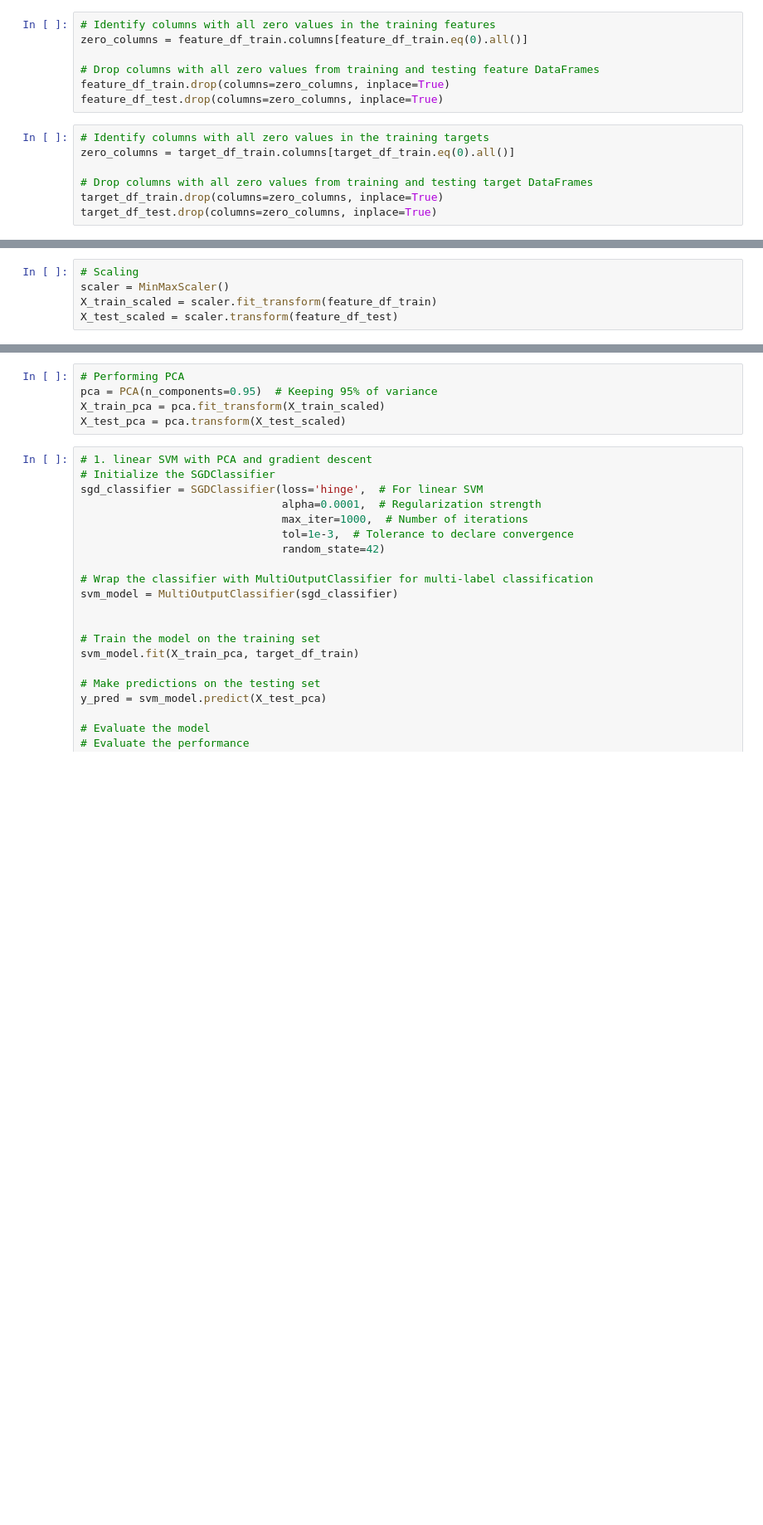
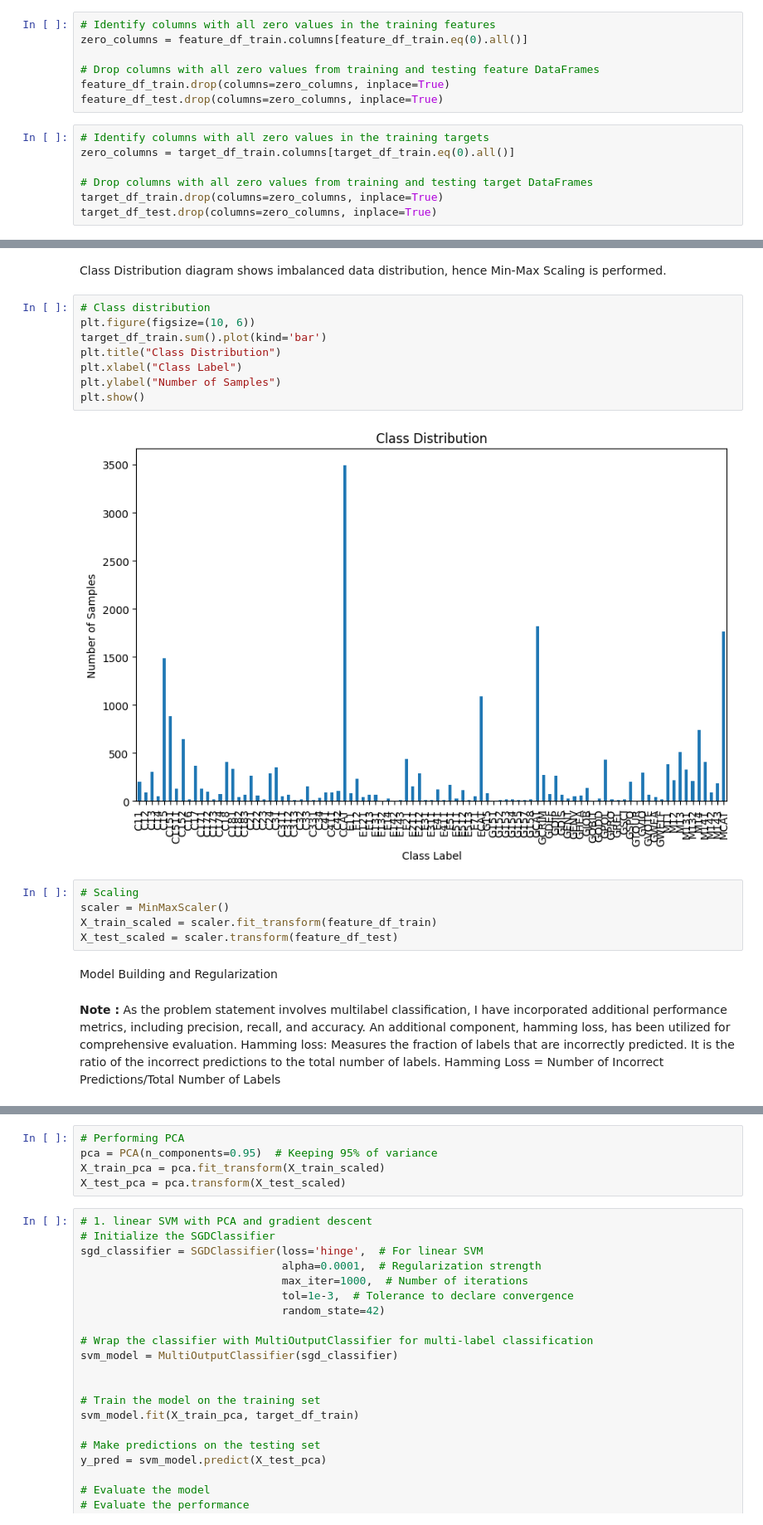
Before and after one commit to utkarsha30/Project-rcv1, a Jupyter notebook: Kshirsagar_Utkarsha.ipynb, the cells around one changed output, grey strips where cells are left out. Shown: that part at 83% size. Drawn from its saved outputs; the diff is of its cells as text; blank space fills up the shorter version.

```diff
--- a/Kshirsagar_Utkarsha.ipynb
+++ b/Kshirsagar_Utkarsha.ipynb
@@ -71,5 +92,22 @@ target_df_test.drop(columns=zero_columns, inplace=True)
+# %% [markdown]
+Class Distribution diagram shows imbalanced data distribution, hence Min-Max Scaling is performed.
+# %%
+# Class distribution
+plt.figure(figsize=(10, 6))
+target_df_train.sum().plot(kind='bar')
+plt.title("Class Distribution")
+plt.xlabel("Class Label")
+plt.ylabel("Number of Samples")
+plt.show()
+# %% [output]
+[figure, added]
 # %%
 # Scaling
 scaler = MinMaxScaler()
 X_train_scaled = scaler.fit_transform(feature_df_train)
 X_test_scaled = scaler.transform(feature_df_test)
+# %% [markdown]
+Model Building and Regularization
+# %% [markdown]
+**Note :** As the problem statement involves multilabel classification, I have incorporated additional performance metrics, including precision, recall, and accuracy. An additional component, hamming loss, has been utilized for comprehensive evaluation.
+Hamming loss: Measures the fraction of labels that are incorrectly predicted. It is the ratio of the incorrect predictions to the total number of labels. Hamming Loss = Number of Incorrect Predictions/Total Number of Labels
```
Also changed, not shown: parts of 13 cells of this notebook, 1 other file.
